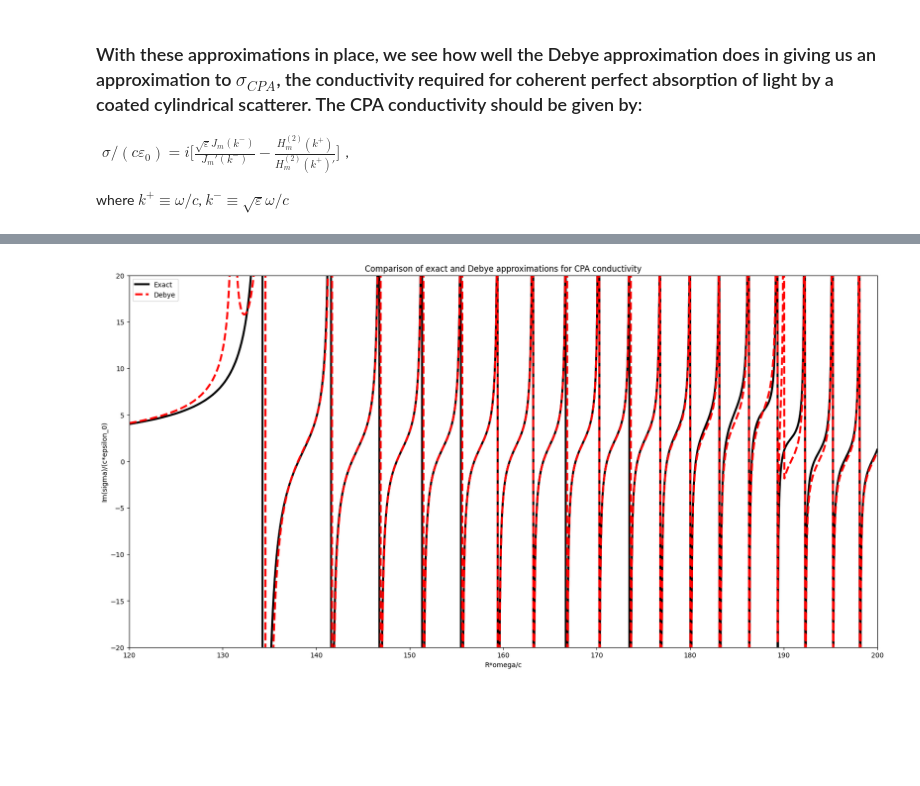
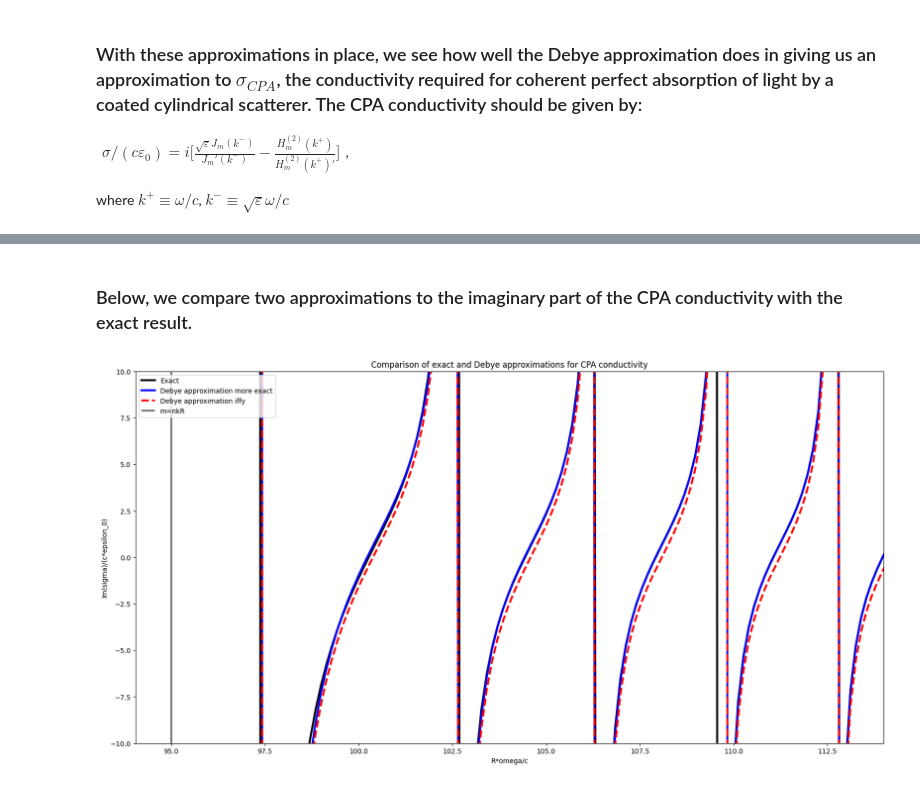
Before and after one commit to AliGhorashiCMT/Coherent-Perfect-Absorption, a Jupyter notebook: cylinders/Debye Approximation (Whispering Gallery Modes).ipynb, the cells around one changed output, grey strips where cells are left out. Saved outputs shown, nothing was run; the diff lists cells and outputs as text; code cells hidden in the pictures; blank space fills up the shorter version.

```diff
--- a/cylinders/Debye Approximation (Whispering Gallery Modes).ipynb
+++ b/cylinders/Debye Approximation (Whispering Gallery Modes).ipynb
@@ -170,12 +207,23 @@ ax.legend();
-# %%
-fig, ax = plt.subplots(figsize=(20, 10))
-ax.plot(x, sigmas_exact[1, :], linestyle="solid", color="black", linewidth=3, label="Exact")
-ax.plot(x, sigma_debye.imag, color="red", linestyle="dashed", linewidth=3, label="Debye")
-ax.set_ylim(-20, 20)
-ax.set_title("Comparison of exact and Debye approximations for CPA conductivity");
-ax.set_ylabel("Im(sigma)/(c*epsilon_0)");
-ax.set_xlim(x.min(), x.max());
-ax.set_xlabel("R*omega/c");
-ax.legend();
-# %% [output]
-[figure, removed]
+# %%
+m = 190
+alpha = acosh(m/x_initial)
+beta = acos(m/(x_initial*index))
+f_m_beta = m*tan(beta)-m*beta-pi/4
+sigma_debye_closed_form = -1j*(index/tan(f_m_beta)/sin(beta))
+# %% [markdown]
+### Below, we compare two approximations to the imaginary part of the CPA conductivity with the exact result.
+# %%
+fig, ax = plt.subplots(figsize=(20, 10))
+ax.plot(x_initial, sigmas_exact_v[0][1, :], linestyle="solid", color="black", linewidth=3, label="Exact")
+ax.plot(x_initial, sigma_debye_v[0].imag, color="blue", linestyle="solid", linewidth=3, label="Debye approximation more exact")
+ax.plot(x_initial, sigma_debye_closed_form.imag, color="red", linestyle="dashed", linewidth=3, label="Debye approximation iffy")
+ax.set_ylim(-10, 10)
+ax.set_title("Comparison of exact and Debye approximations for CPA conductivity");
+ax.set_ylabel("Im(sigma)/(c*epsilon_0)");
+ax.set_xlim(x_initial.min(), x_initial.max());
+ax.set_xlim(m/sqrt(epsilon)*0.99, 1.2*m/sqrt(epsilon))
+ax.set_xlabel("R*omega/c");
+ax.vlines([m_initial/sqrt(epsilon)], -100, 100, color="Grey", linewidth=3, label="m=nkR");
+ax.legend();
+# %% [output]
+[figure, added]
```
Also changed, not shown: parts of 12 cells of this notebook.
